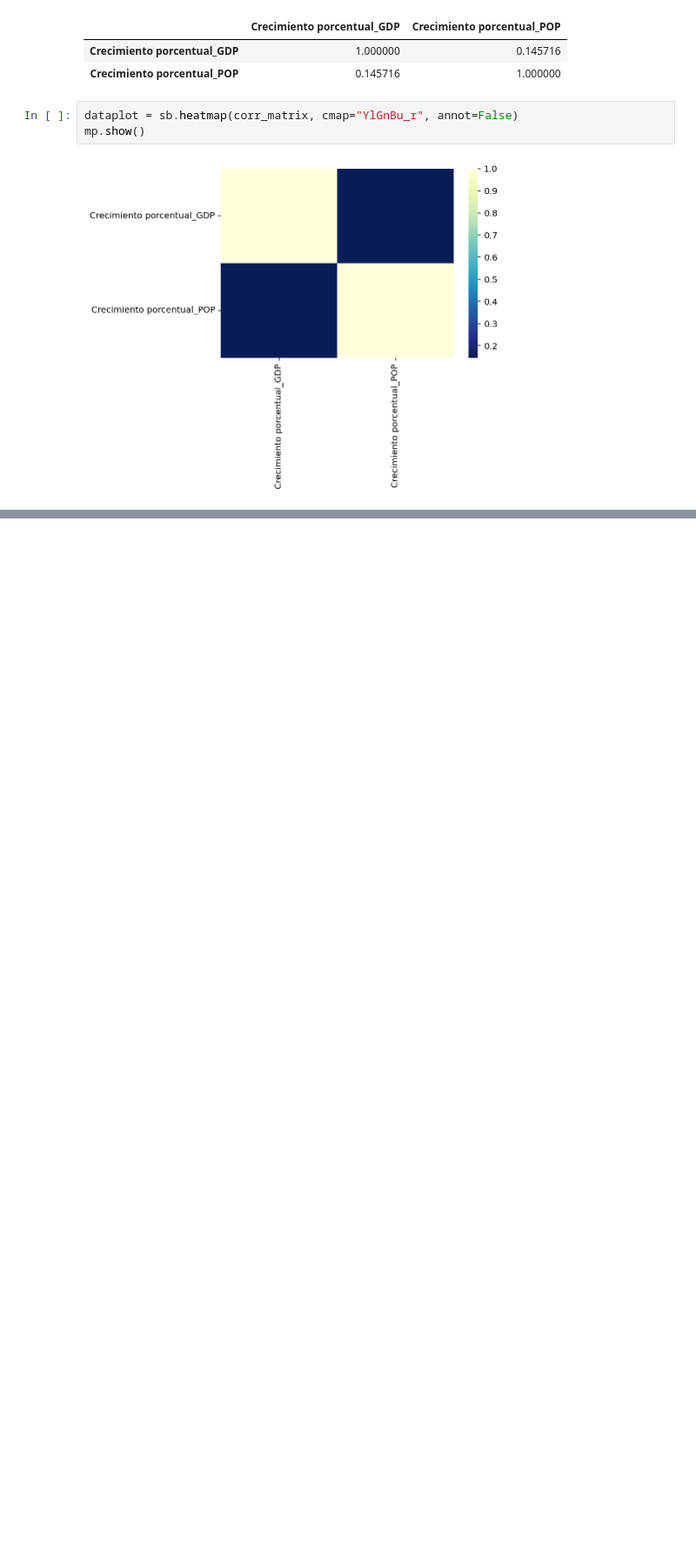
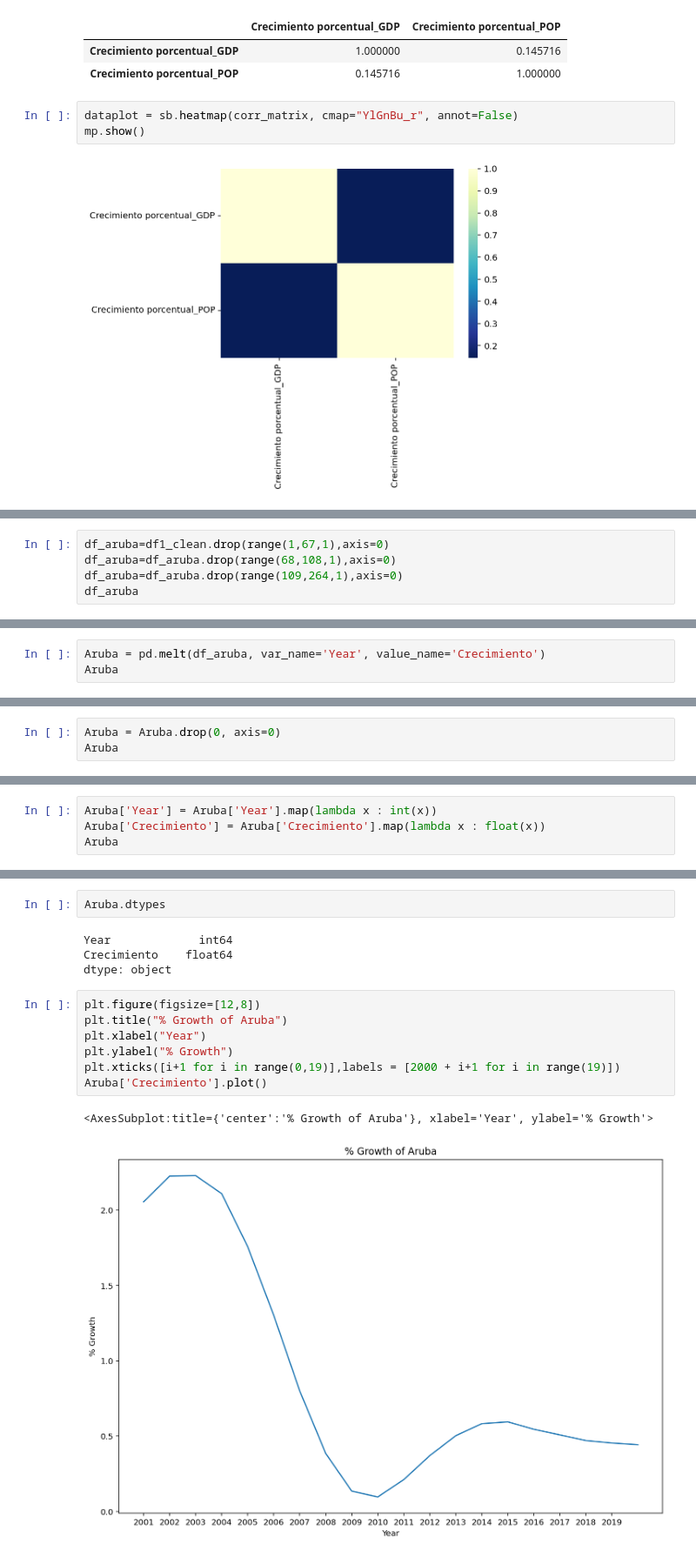
Before and after one commit to proyecto-analitica-empresarial/Entrega, a Jupyter notebook: Analitica_empresarial_Copy1.ipynb, the cells around one changed output, grey strips where cells are left out. Shown at 87% size. Saved outputs shown, nothing was run; the diff lists cells and outputs as text; blank space fills up the shorter version.

```diff
--- a/Analitica_empresarial_Copy1.ipynb
+++ b/Analitica_empresarial_Copy1.ipynb
@@ -536,0 +559,5 @@ mp.show()
+# %%
+df_aruba=df1_clean.drop(range(1,67,1),axis=0)
+df_aruba=df_aruba.drop(range(68,108,1),axis=0)
+df_aruba=df_aruba.drop(range(109,264,1),axis=0)
+df_aruba
@@ -536,0 +568,3 @@ mp.show()
+# %%
+Aruba = pd.melt(df_aruba, var_name='Year', value_name='Crecimiento')
+Aruba
@@ -536,0 +589,3 @@ mp.show()
+# %%
+Aruba = Aruba.drop(0, axis=0)
+Aruba
@@ -536,0 +610,4 @@ mp.show()
+# %%
+Aruba['Year'] = Aruba['Year'].map(lambda x : int(x))
+Aruba['Crecimiento'] = Aruba['Crecimiento'].map(lambda x : float(x))
+Aruba
@@ -536,0 +632,16 @@ mp.show()
+# %%
+Aruba.dtypes
+# %% [output]
+Year             int64
+Crecimiento    float64
+dtype: object
+# %%
+plt.figure(figsize=[12,8])
+plt.title("% Growth of Aruba")
+plt.xlabel("Year")
+plt.ylabel("% Growth")
+plt.xticks([i+1 for i in range(0,19)],labels = [2000 + i+1 for i in range(19)])
+Aruba['Crecimiento'].plot()
+# %% [output]
+<AxesSubplot:title={'center':'% Growth of Aruba'}, xlabel='Year', ylabel='% Growth'>
+[figure, added]
```
Also changed, not shown: parts of 16 cells of this notebook.
